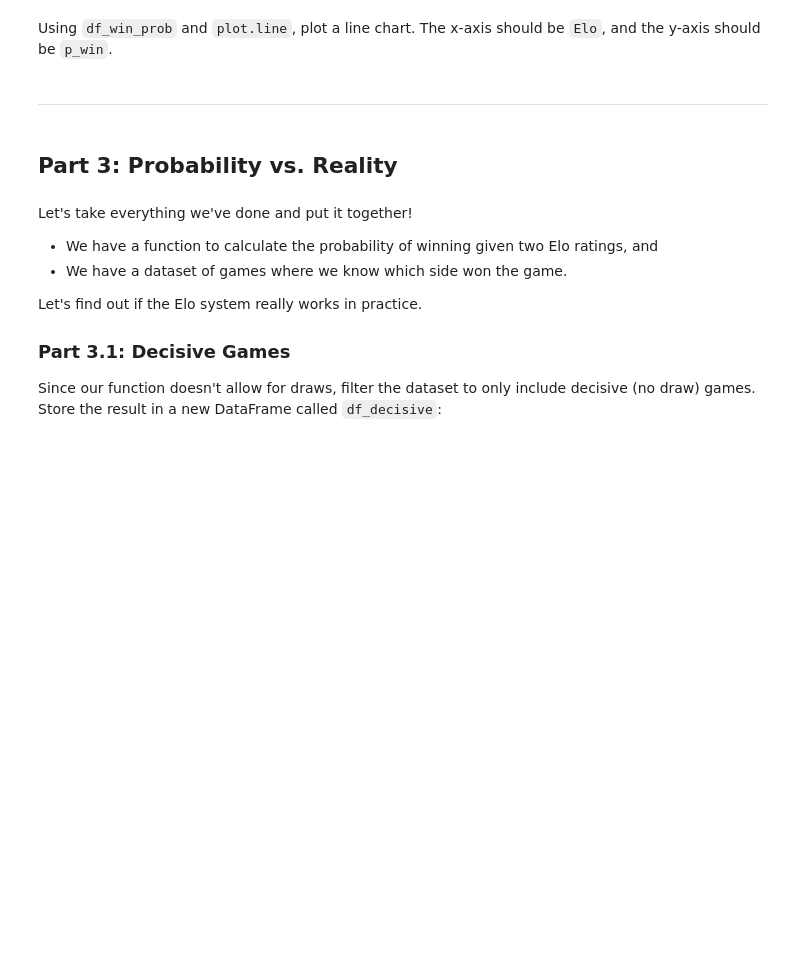
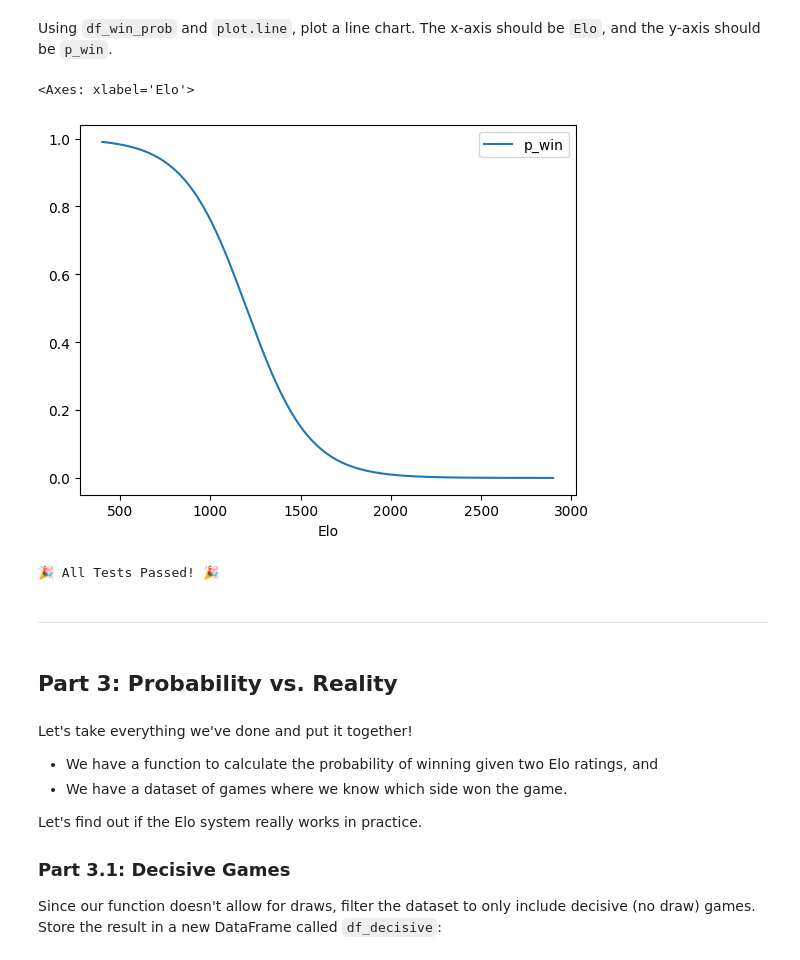
Before and after one commit to srivanik8/beginner_projects, a Jupyter notebook: microproject-10-chess-and-the-elo-system/microproject-10-chess-and-the-elo-system.ipynb, the cells around one changed output. Drawn from its saved outputs; the diff is of its cells as text; code cells hidden in the pictures; blank space fills up the shorter version.

```diff
--- a/microproject-10-chess-and-the-elo-system/microproject-10-chess-and-the-elo-system.ipynb
+++ b/microproject-10-chess-and-the-elo-system/microproject-10-chess-and-the-elo-system.ipynb
@@ -253,4 +282,9 @@ Create a DataFrame called `df_win_prob` that considers the probability of you wi
 # %%
 # Create a DataFrame called `df_win_prob` that considers the probability of you
 # winning for every Elo in the range `400..2900`:
-...
+data = []
+for i in range(400, 2901):
+    d= {'Elo' : i, 'p_win' : p_A_wins(your_elo, i)}
+    data.append(d)
+df_win_prob = pd.DataFrame(data)
+df_win_prob
@@ -261,3 +307,8 @@ Using `df_win_prob` and `plot.line`, plot a line chart.  The x-axis should be `E
+# %%
+df_win_prob.plot.line(x='Elo', y='p_win')
+# %% [output]
+<Axes: xlabel='Elo'>
+[figure, added]
 # %%
 ### TEST CASE for Part 2.5: Plotting Your Winning Chances
 _p = lambda a, b: 1 / (1 + 10 ** ((b - a) / 400))
@@ -273,6 +324,8 @@ for i, row in df_win_prob.iterrows():
     assert(math.isclose(row.p_win, _p(your_elo, row.Elo))), f"Your DataFrame does not have the correct p_win value for Elo={row.Elo}."
 
 print(f"{tada} All Tests Passed! {tada}")
+# %% [output]
+🎉 All Tests Passed! 🎉
 # %% [markdown]
 <hr style="color: #DD3403;">
 # %% [markdown]
```
Also changed, not shown: parts of 21 cells of this notebook.
